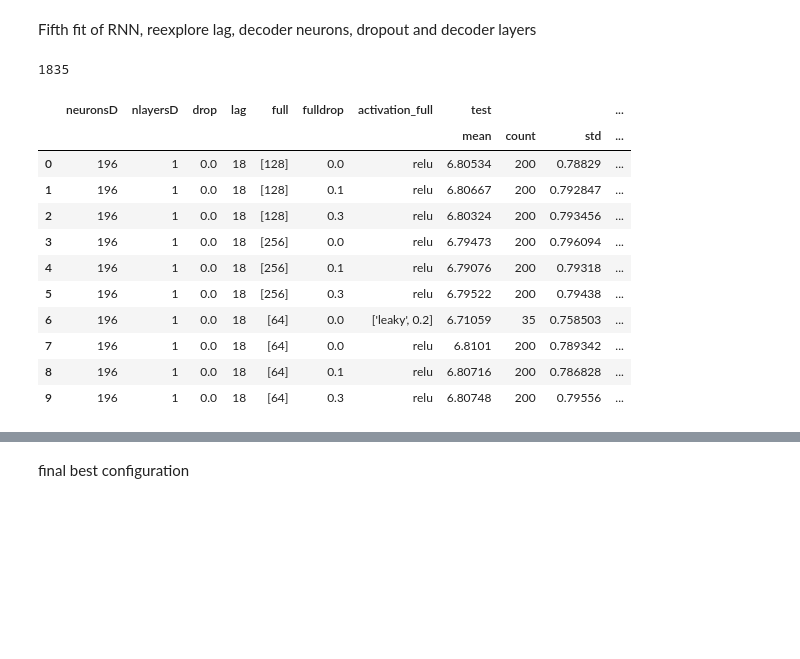
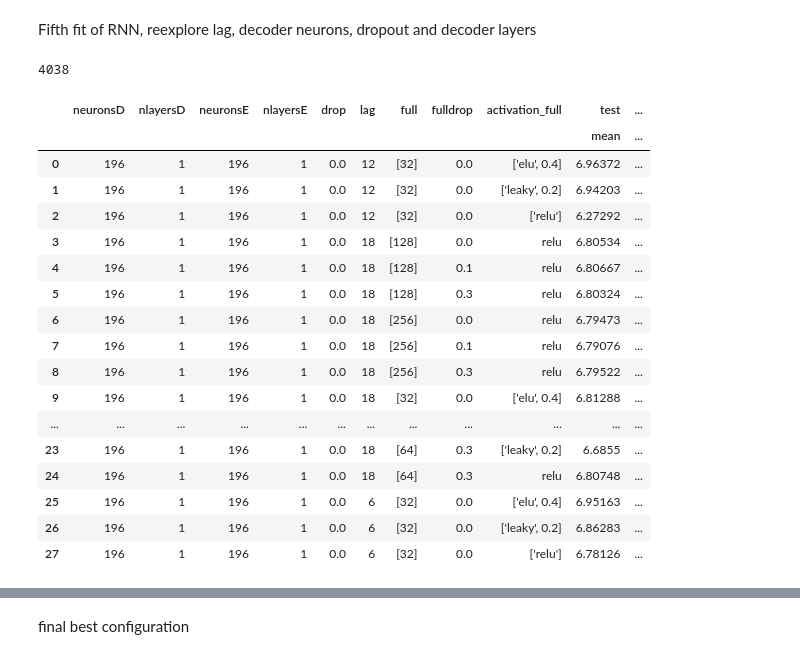
Before and after one commit to bejar/Wind, a Jupyter notebook: Notebooks/Tunning/ParameterTunningRNNEDS2S.ipynb, the cells around one changed output, grey strips where cells are left out. Saved outputs shown, nothing was run; the diff lists cells and outputs as text; code cells hidden in the pictures; blank space fills up the shorter version.

```diff
--- a/Notebooks/Tunning/ParameterTunningRNNEDS2S.ipynb
+++ b/Notebooks/Tunning/ParameterTunningRNNEDS2S.ipynb
@@ -223,26 +223,32 @@ results.retrieve_results_dataframe(query, arch=['neuronsD', 'nlayersD', 'drop',
 # %%
-a=results.exp_df.groupby(['site', 'drop', 'neuronsD', 'lag','nlayersD', 'full', 'fulldrop','activation_full'],as_index=False).sum()
+a=results.exp_df.groupby(['site', 'drop', 'neuronsD', 'neuronsE', 'nlayersE', 'lag','nlayersD', 'full', 'fulldrop','activation_full'],as_index=False).sum()
 a.drop(columns=['hour', 'site'], inplace=True)
 len(a)
 # %% [output]
-1835
+4038
 # %%
 
-b =a.groupby(by=['neuronsD',  'nlayersD', 'drop', 'lag', 'full', 'fulldrop','activation_full'],as_index=False).agg({'test':['mean','count','std'], 'val':'mean', })
+b =a.groupby(by=['neuronsD',  'nlayersD', 'neuronsE', 'nlayersE', 'drop', 'lag', 'full', 'fulldrop','activation_full'],as_index=False).agg({'test':['mean','count','std'], 'val':'mean', })
 b.style.highlight_max()
 # %% [output]
-|  | neuronsD | nlayersD | drop | lag | full | fulldrop | activation_full | test |  |  | ... |
-|  |  |  |  |  |  |  |  | mean | count | std | ... |
-| 0 | 196 | 1 | 0.0 | 18 | [128] | 0.0 | relu | 6.80534 | 200 | 0.78829 | ... |
-| 1 | 196 | 1 | 0.0 | 18 | [128] | 0.1 | relu | 6.80667 | 200 | 0.792847 | ... |
-| 2 | 196 | 1 | 0.0 | 18 | [128] | 0.3 | relu | 6.80324 | 200 | 0.793456 | ... |
-| 3 | 196 | 1 | 0.0 | 18 | [256] | 0.0 | relu | 6.79473 | 200 | 0.796094 | ... |
-| 4 | 196 | 1 | 0.0 | 18 | [256] | 0.1 | relu | 6.79076 | 200 | 0.79318 | ... |
-| 5 | 196 | 1 | 0.0 | 18 | [256] | 0.3 | relu | 6.79522 | 200 | 0.79438 | ... |
-| 6 | 196 | 1 | 0.0 | 18 | [64] | 0.0 | ['leaky', 0.2] | 6.71059 | 35 | 0.758503 | ... |
-| 7 | 196 | 1 | 0.0 | 18 | [64] | 0.0 | relu | 6.8101 | 200 | 0.789342 | ... |
-| 8 | 196 | 1 | 0.0 | 18 | [64] | 0.1 | relu | 6.80716 | 200 | 0.786828 | ... |
-| 9 | 196 | 1 | 0.0 | 18 | [64] | 0.3 | relu | 6.80748 | 200 | 0.79556 | ... |
+|  | neuronsD | nlayersD | neuronsE | nlayersE | drop | lag | full | fulldrop | activation_full | test | ... |
+|  |  |  |  |  |  |  |  |  |  | mean | ... |
+| 0 | 196 | 1 | 196 | 1 | 0.0 | 12 | [32] | 0.0 | ['elu', 0.4] | 6.96372 | ... |
+| 1 | 196 | 1 | 196 | 1 | 0.0 | 12 | [32] | 0.0 | ['leaky', 0.2] | 6.94203 | ... |
+| 2 | 196 | 1 | 196 | 1 | 0.0 | 12 | [32] | 0.0 | ['relu'] | 6.27292 | ... |
+| 3 | 196 | 1 | 196 | 1 | 0.0 | 18 | [128] | 0.0 | relu | 6.80534 | ... |
+| 4 | 196 | 1 | 196 | 1 | 0.0 | 18 | [128] | 0.1 | relu | 6.80667 | ... |
+| 5 | 196 | 1 | 196 | 1 | 0.0 | 18 | [128] | 0.3 | relu | 6.80324 | ... |
+| 6 | 196 | 1 | 196 | 1 | 0.0 | 18 | [256] | 0.0 | relu | 6.79473 | ... |
+| 7 | 196 | 1 | 196 | 1 | 0.0 | 18 | [256] | 0.1 | relu | 6.79076 | ... |
+| 8 | 196 | 1 | 196 | 1 | 0.0 | 18 | [256] | 0.3 | relu | 6.79522 | ... |
+| 9 | 196 | 1 | 196 | 1 | 0.0 | 18 | [32] | 0.0 | ['elu', 0.4] | 6.81288 | ... |
+| ... | ... | ... | ... | ... | ... | ... | ... | ... | ... | ... | ... |
+| 23 | 196 | 1 | 196 | 1 | 0.0 | 18 | [64] | 0.3 | ['leaky', 0.2] | 6.6855 | ... |
+| 24 | 196 | 1 | 196 | 1 | 0.0 | 18 | [64] | 0.3 | relu | 6.80748 | ... |
+| 25 | 196 | 1 | 196 | 1 | 0.0 | 6 | [32] | 0.0 | ['elu', 0.4] | 6.95163 | ... |
+| 26 | 196 | 1 | 196 | 1 | 0.0 | 6 | [32] | 0.0 | ['leaky', 0.2] | 6.86283 | ... |
+| 27 | 196 | 1 | 196 | 1 | 0.0 | 6 | [32] | 0.0 | ['relu'] | 6.78126 | ... |
 # %%
 trace = []
 facet = 'activation_full'
```
Also changed, not shown: parts of 1 cell of this notebook, 3 other files.
